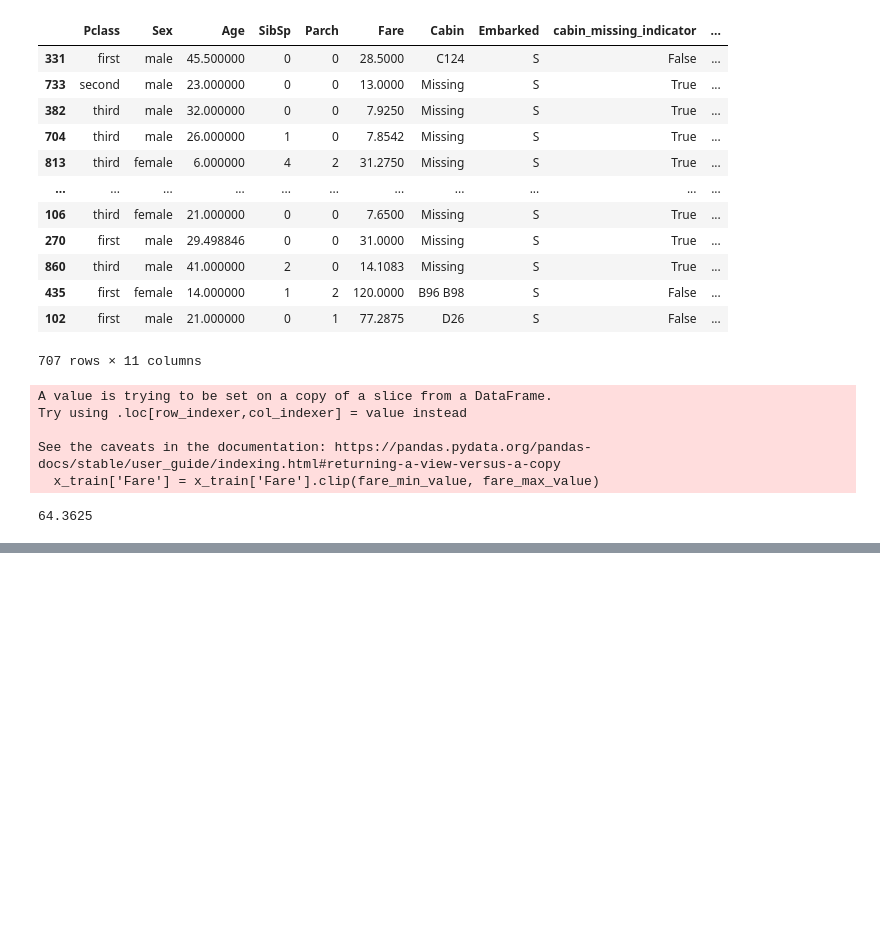
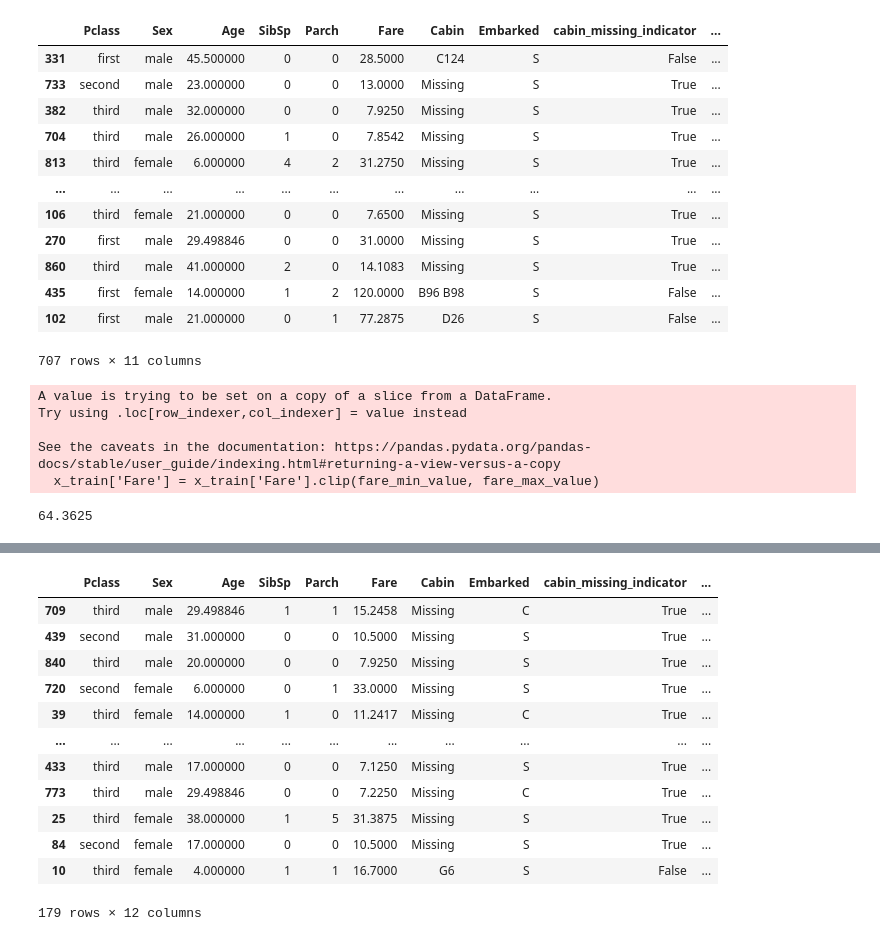
Before and after one commit to mehedihasanfoysal8/AI-ML, a Jupyter notebook: Machine Learning/week-01/feature_engineering.ipynb, the cells around one changed output, grey strips where cells are left out. Cells and saved outputs as stored; diff of their text form; code cells hidden in the pictures; blank space fills up the shorter version.

```diff
--- a/Machine Learning/week-01/feature_engineering.ipynb
+++ b/Machine Learning/week-01/feature_engineering.ipynb
@@ -572,0 +608,29 @@ See the caveats in the documentation: https://pandas.pydata.org/pandas-docs/stab
+# %%
+sex_ohe = OneHotEncoder(sparse_output=False).set_output(transform='pandas')
+
+sex_ohe.fit(x_train[['Sex']])
+
+
+encoded_df = sex_ohe.transform(x_train[['Sex']])
+x_train = pd.concat([x_train,encoded_df],axis =1)
+
+
+x_test = pd.concat([x_test,sex_ohe.transform(x_test[['Sex']])],axis =1)
+
+
+x_train
+x_test
+# %% [output]
+|  | Pclass | Sex | Age | SibSp | Parch | Fare | Cabin | Embarked | cabin_missing_indicator | ... |
+| 709 | third | male | 29.498846 | 1 | 1 | 15.2458 | Missing | C | True | ... |
+| 439 | second | male | 31.000000 | 0 | 0 | 10.5000 | Missing | S | True | ... |
+| 840 | third | male | 20.000000 | 0 | 0 | 7.9250 | Missing | S | True | ... |
+| 720 | second | female | 6.000000 | 0 | 1 | 33.0000 | Missing | S | True | ... |
+| 39 | third | female | 14.000000 | 1 | 0 | 11.2417 | Missing | C | True | ... |
+| ... | ... | ... | ... | ... | ... | ... | ... | ... | ... | ... |
+| 433 | third | male | 17.000000 | 0 | 0 | 7.1250 | Missing | S | True | ... |
+| 773 | third | male | 29.498846 | 0 | 0 | 7.2250 | Missing | C | True | ... |
+| 25 | third | female | 38.000000 | 1 | 5 | 31.3875 | Missing | S | True | ... |
+| 84 | second | female | 17.000000 | 0 | 0 | 10.5000 | Missing | S | True | ... |
+| 10 | third | female | 4.000000 | 1 | 1 | 16.7000 | G6 | S | False | ... |
+179 rows × 12 columns
```
Also changed, not shown: parts of 16 cells of this notebook.
